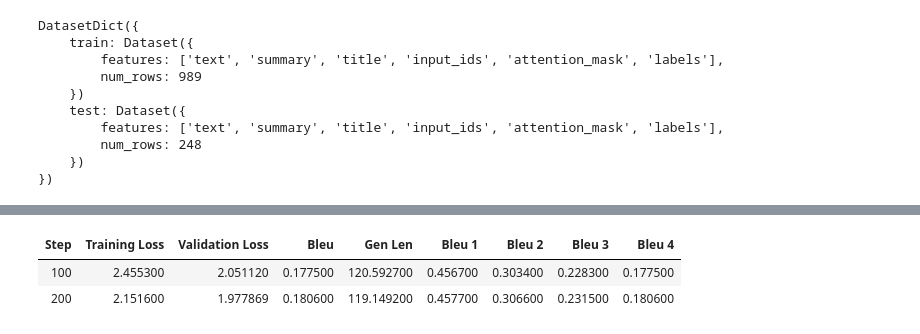
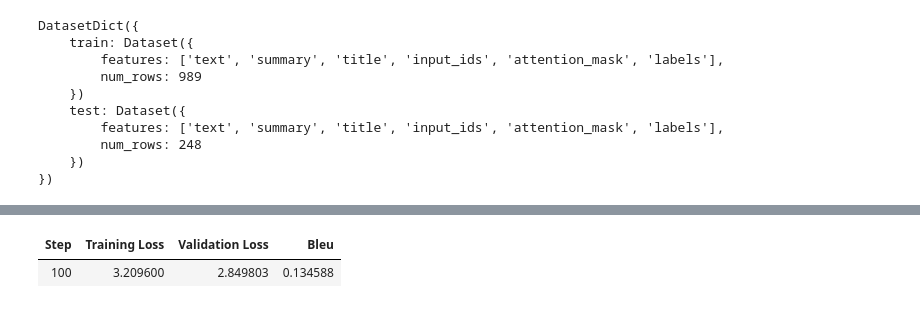
Before and after one commit to jmurrah/COMP-5630, a Jupyter notebook: assignment_3/assignment_3.ipynb, the cells around one changed output, grey strips where cells are left out. Drawn from its saved outputs; the diff is of its cells as text; code cells hidden in the pictures.

```diff
--- a/assignment_3/assignment_3.ipynb
+++ b/assignment_3/assignment_3.ipynb
@@ -516,8 +521,8 @@ warnings.filterwarnings(
 
 billsum = load_dataset("billsum", split="ca_test")
 billsum = billsum.train_test_split(test_size=0.2)
-# checkpoint = "google-t5/t5-small"
-checkpoint = "facebook/bart-base"
+checkpoint = "google-t5/t5-small"
+# checkpoint = "facebook/bart-base"
 
 tokenizer = AutoTokenizer.from_pretrained(checkpoint)
 def get_preprocess_function(input_max_length=1024, summary_max_length=128):
@@ -621,63 +613,38 @@ os.environ["WANDB_DISABLED"] = "true"
 
 data_collator = DataCollatorForSeq2Seq(tokenizer=tokenizer, model=checkpoint)
 model = AutoModelForSeq2SeqLM.from_pretrained(
-  checkpoint,
-  low_cpu_mem_usage=True,
-  torch_dtype=torch.float32,
-  device_map="auto"
+    checkpoint,
+    low_cpu_mem_usage=True,
+    torch_dtype=torch.float32,
+    device_map="auto"
 )
 
+generation_config = GenerationConfig.from_pretrained(
+    checkpoint,
+    early_stopping=True,
+    num_beams=4,
+    no_repeat_ngram_size=3,
+    forced_bos_token_id=0
+)
+
+model.generation_config = generation_config
 training_args = Seq2SeqTrainingArguments(
-  output_dir="billsum_model",
-  eval_strategy="steps",
-  eval_steps=100,
-  learning_rate=2e-5,
-  per_device_train_batch_size=8,
-  per_device_eval_batch_size=8,
-  num_train_epochs=4,
-  predict_with_generate=True,
-  save_total_limit=1,
-  report_to=["none"],
-  logging_steps=50,
-  generation_max_length=128,
-  generation_num_beams=4,
-  optim="adamw_torch",
+    output_dir="billsum_model",
+    eval_strategy="steps",
+    eval_steps=100,
+    learning_rate=2e-5,
+    per_device_train_batch_size=8,
+    per_device_eval_batch_size=8,
+    num_train_epochs=1,
+    predict_with_generate=True,
+    save_total_limit=1,
+    report_to=["none"],
+    logging_steps=50,
+    generation_max_length=128,
+    optim="adamw_torch",
 )
-# training_args = Seq2SeqTrainingArguments(
-#   output_dir="my_awesome_billsum_model",
-#   eval_strategy="steps",
-#   eval_steps=100,
-#   learning_rate=2e-5,
-#   per_device_train_batch_size=8,
-#   per_device_eval_batch_size=8,
-#   gradient_accumulation_steps=2,
-#   weight_decay=0.01,
-#   save_total_limit=1,
-#   num_train_epochs=4,
-#   predict_with_generate=True,
-#   fp16=False,
-#   bf16=False,
-#   push_to_hub=False,
-#   report_to=["none"],
-#   run_name=None,
-#   logging_steps=50,
-#   save_strategy="steps",
-#   save_steps=100,
-#   optim="adamw_torch",
-#   max_grad_norm=1.0,
-#   generation_max_length=128,
-#   generation_num_beams=4,
-# )
 
-# trainer = Seq2SeqTrainer(
-#   model=model,
-#   args=training_args,
-#   train_dataset=tokenized_billsum["train"],
-#   eval_dataset=tokenized_billsum["test"],
-#   tokenizer=tokenizer,  # This was working
-#   data_collator=data_collator,
-#   compute_metrics=compute_metrics,
-# )
+
 processor = Seq2SeqProcessor(tokenizer)
 trainer = Seq2SeqTrainer(
   model=model,
@@ -698,3 +665,2 @@ print(results)
-| Step | Training Loss | Validation Loss | Bleu | Gen Len | Bleu 1 | Bleu 2 | Bleu 3 | Bleu 4 |
-| 100 | 2.455300 | 2.051120 | 0.177500 | 120.592700 | 0.456700 | 0.303400 | 0.228300 | 0.177500 |
-| 200 | 2.151600 | 1.977869 | 0.180600 | 119.149200 | 0.457700 | 0.306600 | 0.231500 | 0.180600 |
+| Step | Training Loss | Validation Loss | Bleu |
+| 100 | 3.209600 | 2.849803 | 0.134588 |
```
Also changed, not shown: parts of 11 cells of this notebook, 1 other file.
